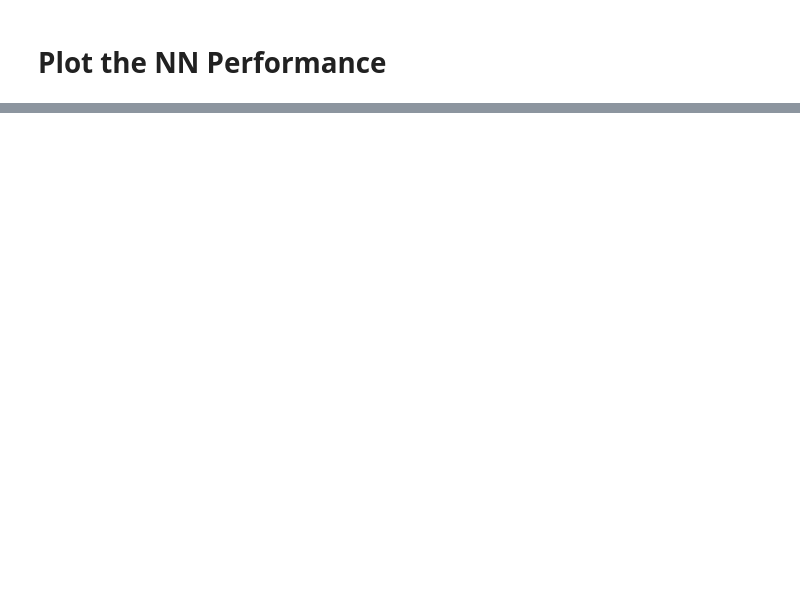
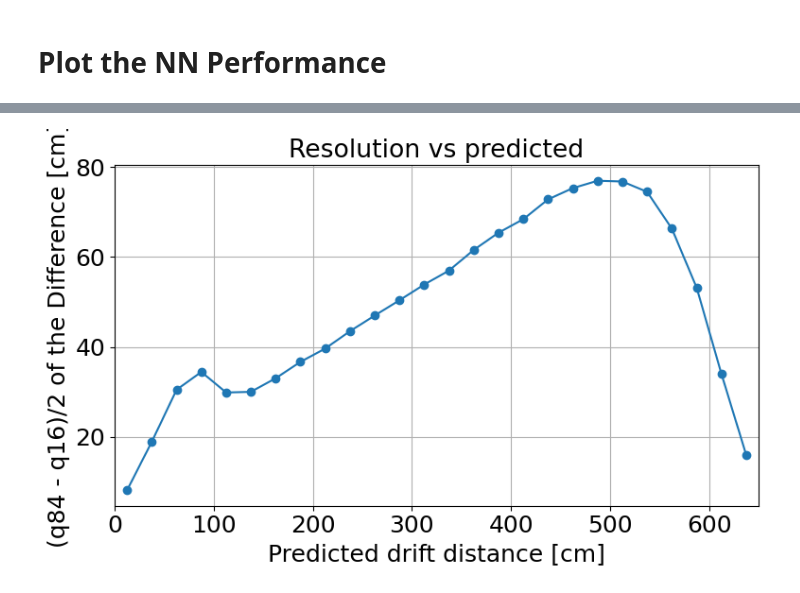
Before and after one commit to wangbtc/GAMPix4SNe, a Jupyter notebook: Analysis/plotNNPerformance.ipynb, the cells around one changed output, grey strips where cells are left out. Saved outputs shown, nothing was run; the diff lists cells and outputs as text; code cells hidden in the pictures; blank space fills up the shorter version.

```diff
--- a/Analysis/plotNNPerformance.ipynb
+++ b/Analysis/plotNNPerformance.ipynb
@@ -276,0 +201,18 @@ work_df, summary = plot_drift_performance(
+# %%
+# --------------------
+# 3. Resolution plot
+# --------------------
+fig, ax = plt.subplots(figsize = figsize_summary)
+plt.rcParams.update({"font.size": 16})
+
+ax.plot(summary["x_center"], summary["resolution"], "o-")
+ax.set_xlabel("Predicted drift distance [cm]")
+ax.set_ylabel("(q84 - q16)/2 of the Difference [cm]")
+ax.set_title("Resolution vs predicted")
+ax.set_xlim([0, 650])
+ax.grid()
+
+plt.tight_layout()
+plt.show()
+# %% [output]
+[figure, added]
```
Also changed, not shown: parts of 23 cells of this notebook, 1 other file.
